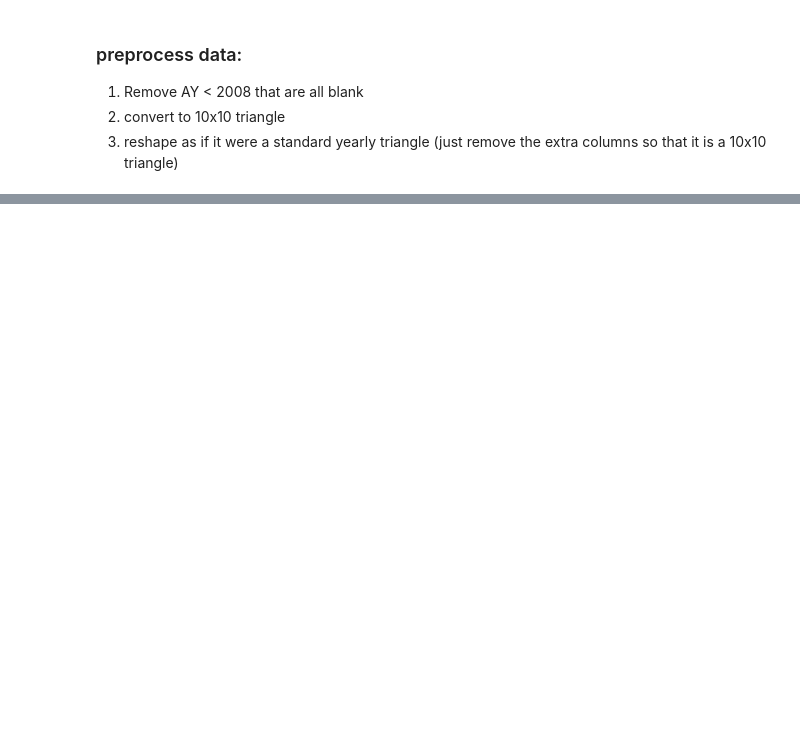
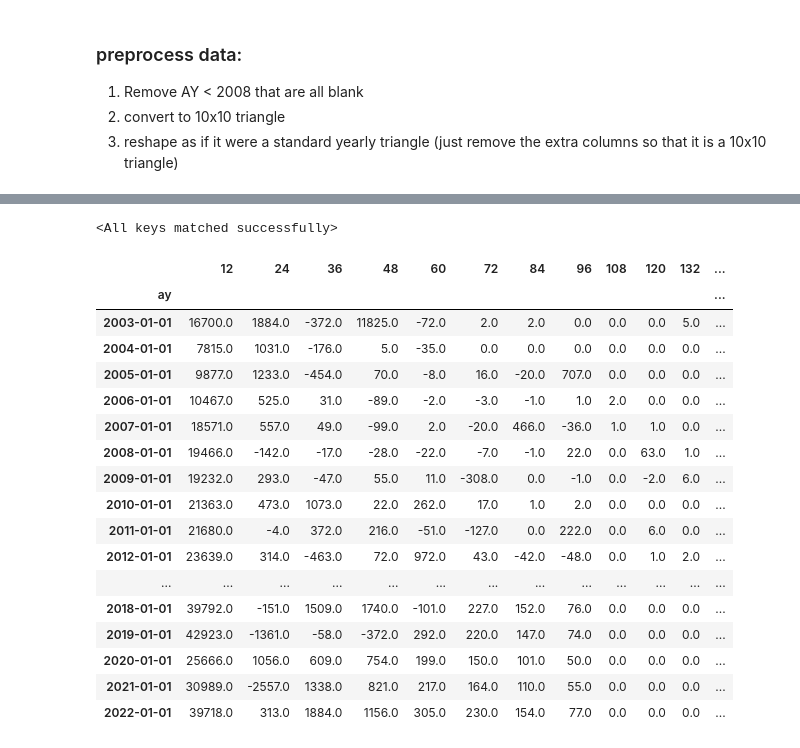
Before and after one commit to rocky-reserving/rocky, a Jupyter notebook: triangle cnn testing.ipynb, the cells around one changed output, grey strips where cells are left out. Drawn from its saved outputs; the diff is of its cells as text; code cells hidden in the pictures; blank space fills up the shorter version.

```diff
--- a/triangle cnn testing.ipynb
+++ b/triangle cnn testing.ipynb
@@ -111,0 +109,40 @@ df
+# %%
+# load CNN model
+model = LossTriangleClassifier(torch.Size([1,10,10]),
+                               num_classes=2,
+                               num_conv_layers=5,
+                               base_conv_nodes=256,
+                               kernel_size=(2, 2),
+                               stride=(1, 1),
+                               padding=(1, 1),
+                               linear_nodes=[1024, 512, 256, 128],
+                               linear_dropout=[0.4, 0.3, 0.2, 0.1],
+                               relu_neg_slope=0.1)
+model.to(torch.device('cpu'))
+model.load_state_dict(torch.load(model_file, map_location=torch.device('cpu')))
+# %% [output]
+<All keys matched successfully>
+# %%
+%run triangle.py
+tri = Triangle.from_clipboard()
+tri.tri.index.name = 'ay'
+tri.tri.fillna('')
+# %% [output]
+|  | 12 | 24 | 36 | 48 | 60 | 72 | 84 | 96 | 108 | 120 | 132 | ... |
+| ay |  |  |  |  |  |  |  |  |  |  |  | ... |
+| 2003-01-01 | 16700.0 | 1884.0 | -372.0 | 11825.0 | -72.0 | 2.0 | 2.0 | 0.0 | 0.0 | 0.0 | 5.0 | ... |
+| 2004-01-01 | 7815.0 | 1031.0 | -176.0 | 5.0 | -35.0 | 0.0 | 0.0 | 0.0 | 0.0 | 0.0 | 0.0 | ... |
+| 2005-01-01 | 9877.0 | 1233.0 | -454.0 | 70.0 | -8.0 | 16.0 | -20.0 | 707.0 | 0.0 | 0.0 | 0.0 | ... |
+| 2006-01-01 | 10467.0 | 525.0 | 31.0 | -89.0 | -2.0 | -3.0 | -1.0 | 1.0 | 2.0 | 0.0 | 0.0 | ... |
+| 2007-01-01 | 18571.0 | 557.0 | 49.0 | -99.0 | 2.0 | -20.0 | 466.0 | -36.0 | 1.0 | 1.0 | 0.0 | ... |
+| 2008-01-01 | 19466.0 | -142.0 | -17.0 | -28.0 | -22.0 | -7.0 | -1.0 | 22.0 | 0.0 | 63.0 | 1.0 | ... |
+| 2009-01-01 | 19232.0 | 293.0 | -47.0 | 55.0 | 11.0 | -308.0 | 0.0 | -1.0 | 0.0 | -2.0 | 6.0 | ... |
+| 2010-01-01 | 21363.0 | 473.0 | 1073.0 | 22.0 | 262.0 | 17.0 | 1.0 | 2.0 | 0.0 | 0.0 | 0.0 | ... |
+| 2011-01-01 | 21680.0 | -4.0 | 372.0 | 216.0 | -51.0 | -127.0 | 0.0 | 222.0 | 0.0 | 6.0 | 0.0 | ... |
+| 2012-01-01 | 23639.0 | 314.0 | -463.0 | 72.0 | 972.0 | 43.0 | -42.0 | -48.0 | 0.0 | 1.0 | 2.0 | ... |
+| ... | ... | ... | ... | ... | ... | ... | ... | ... | ... | ... | ... | ... |
+| 2018-01-01 | 39792.0 | -151.0 | 1509.0 | 1740.0 | -101.0 | 227.0 | 152.0 | 76.0 | 0.0 | 0.0 | 0.0 | ... |
+| 2019-01-01 | 42923.0 | -1361.0 | -58.0 | -372.0 | 292.0 | 220.0 | 147.0 | 74.0 | 0.0 | 0.0 | 0.0 | ... |
+| 2020-01-01 | 25666.0 | 1056.0 | 609.0 | 754.0 | 199.0 | 150.0 | 101.0 | 50.0 | 0.0 | 0.0 | 0.0 | ... |
+| 2021-01-01 | 30989.0 | -2557.0 | 1338.0 | 821.0 | 217.0 | 164.0 | 110.0 | 55.0 | 0.0 | 0.0 | 0.0 | ... |
+| 2022-01-01 | 39718.0 | 313.0 | 1884.0 | 1156.0 | 305.0 | 230.0 | 154.0 | 77.0 | 0.0 | 0.0 | 0.0 | ... |
```
Also changed, not shown: parts of 13 cells of this notebook.
